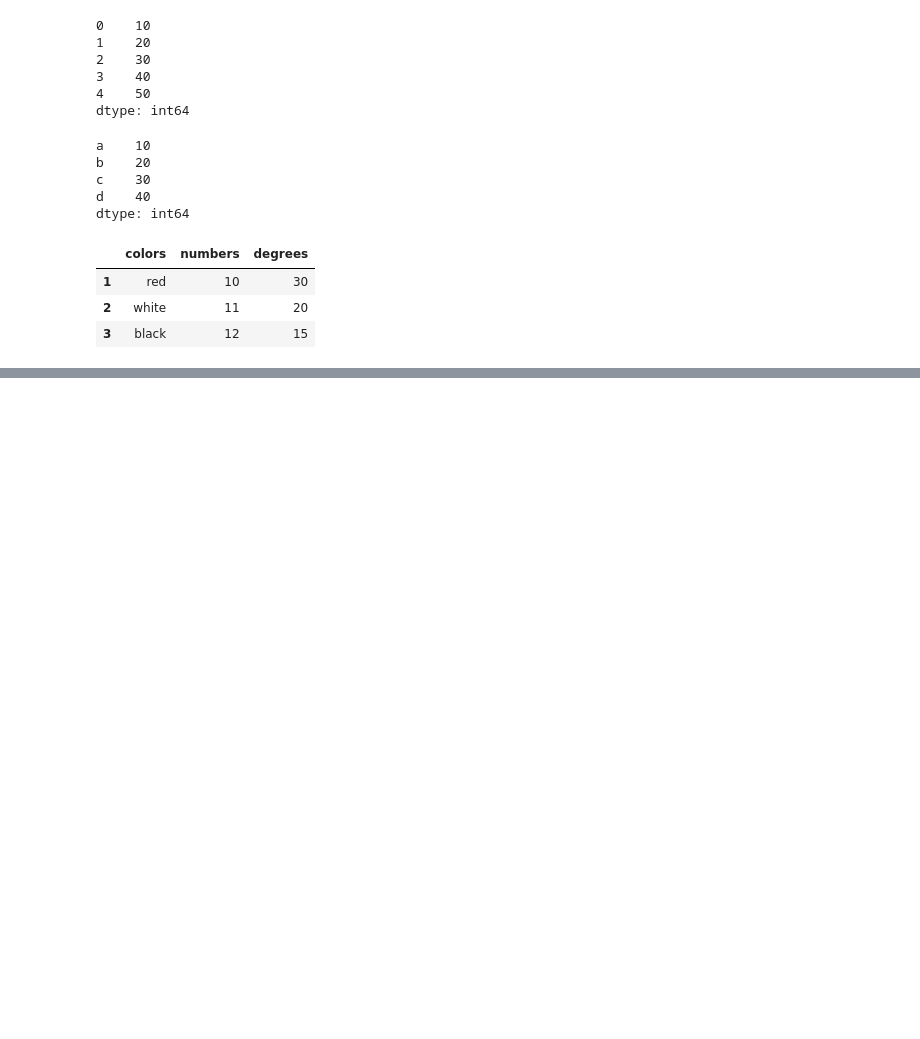
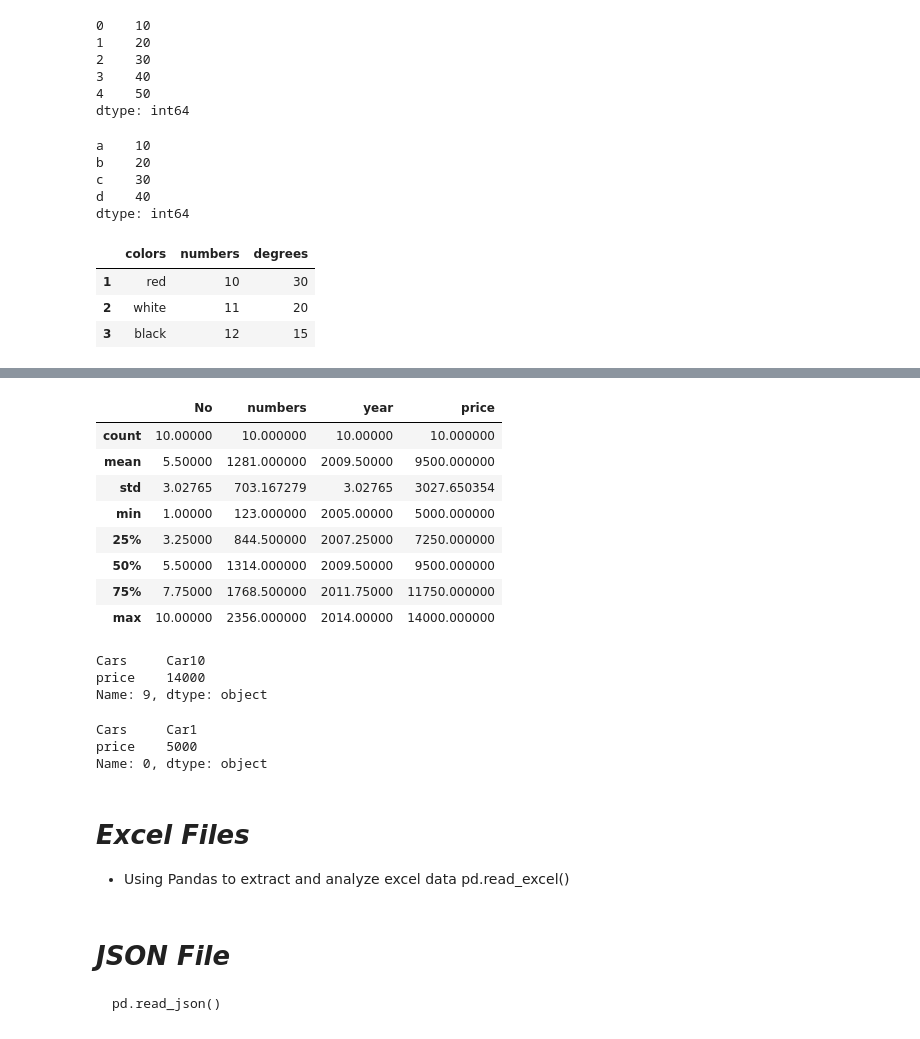
Before and after one commit to muhammadrisma/Data-Science-Python, a Jupyter notebook: Pandas_Data_Analysis.ipynb, the cells around one changed output, grey strips where cells are left out. Saved outputs shown, nothing was run; the diff lists cells and outputs as text; code cells hidden in the pictures; blank space fills up the shorter version.

````diff
--- a/Pandas_Data_Analysis.ipynb
+++ b/Pandas_Data_Analysis.ipynb
@@ -46,0 +114,28 @@ new_df
+# %%
+df_csv.describe() #to get statistic
+# %% [output]
+|  | No | numbers | year | price |
+| count | 10.00000 | 10.000000 | 10.00000 | 10.000000 |
+| mean | 5.50000 | 1281.000000 | 2009.50000 | 9500.000000 |
+| std | 3.02765 | 703.167279 | 3.02765 | 3027.650354 |
+| min | 1.00000 | 123.000000 | 2005.00000 | 5000.000000 |
+| 25% | 3.25000 | 844.500000 | 2007.25000 | 7250.000000 |
+| 50% | 5.50000 | 1314.000000 | 2009.50000 | 9500.000000 |
+| 75% | 7.75000 | 1768.500000 | 2011.75000 | 11750.000000 |
+| max | 10.00000 | 2356.000000 | 2014.00000 | 14000.000000 |
+# %%
+df_csv.loc[df_csv["price"].argmax()][["Cars", "price"]]
+# %% [output]
+Cars     Car10
+price    14000
+Name: 9, dtype: object
+# %%
+df_csv.loc[df_csv["price"].argmin()][["Cars", "price"]]
+# %% [output]
+Cars     Car1
+price    5000
+Name: 0, dtype: object
+# %% [markdown]
+# ***Excel Files***
+* Using Pandas to extract and analyze excel data
+            pd.read_excel()
@@ -46,0 +148,7 @@ new_df
+# %% [markdown]
+# ***JSON File***
+
+
+```
+pd.read_json()
+```
````
Also changed, not shown: parts of 10 cells of this notebook.
